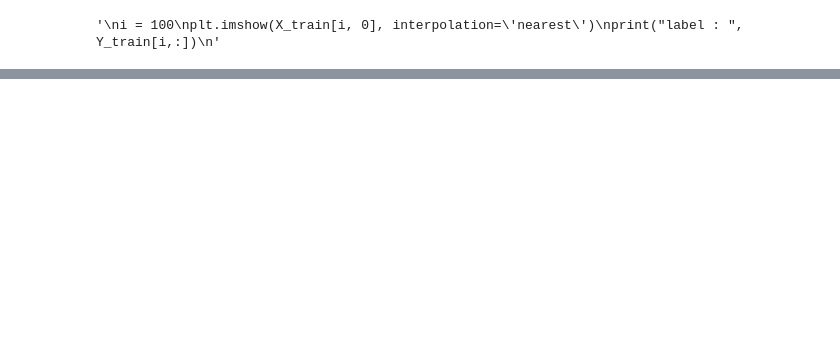
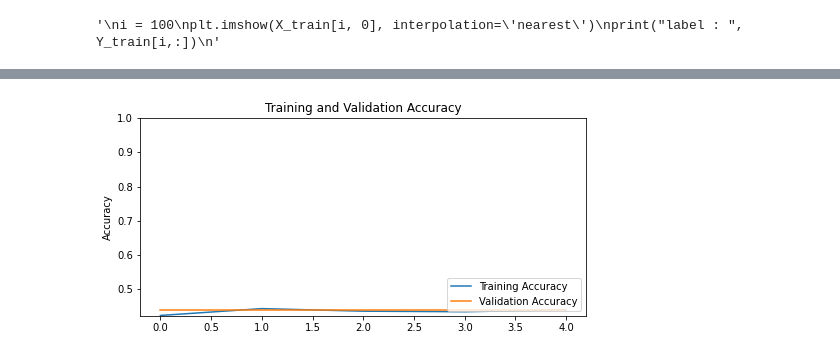
Before and after one commit to shikharmay7/DiabeticRetinopathy, a Jupyter notebook: DRGrading.ipynb, the cells around one changed output, grey strips where cells are left out. Saved outputs shown, nothing was run; the diff lists cells and outputs as text; code cells hidden in the pictures; blank space fills up the shorter version.

```diff
--- a/DRGrading.ipynb
+++ b/DRGrading.ipynb
@@ -382,3 +383,19 @@ traindatagenerator = ImageDataGenerator(width_shift_range=0.1,height_shift_range
 batchsize=16
 train_generator=traindatagenerator.flow(X_train, Y_train, batch_size=batchsize)
 validation_generator=validationdatagenerator.flow(X_test, Y_test,batch_size=batchsize)
+# %%
+base_model = getPretrainedModel('vgg16')
+classifier_model = createModel()
+model = tf.keras.Sequential([
+    base_model,
+    classifier_model
+])
+
+optRms = tf.keras.optimizers.RMSprop(learning_rate=0.001)
+
+optAdam = tf.keras.optimizers.Adam(learning_rate=0.001)
+
+model.compile(optimizer=optRms,
+          loss='categorical_crossentropy',
+          metrics=['accuracy'])
+model.summary()
@@ -385,4 +404,9 @@ validation_generator=validationdatagenerator.flow(X_test, Y_test,batch_size=batc
 # %%
-model.fit_generator(train_generator, steps_per_epoch=int(len(X_train)/batchsize), epochs=nb_epoch, validation_data=validation_generator, validation_steps=int(len(X_test)/batchsize))
+history = model.fit_generator(train_generator,
+                              steps_per_epoch=int(len(X_train)/batchsize),
+                              epochs=nb_epoch,
+                              validation_data=validation_generator,
+                              validation_steps=int(len(X_test)/batchsize),
+                              shuffle=True)
 # %% [output]
 Epoch 1/5
@@ -404,0 +422,18 @@ print(score)
+# %%
+acc = history.history['accuracy']
+val_acc = history.history['val_accuracy']
+
+loss = history.history['loss']
+val_loss = history.history['val_loss']
+
+plt.figure(figsize=(8, 8))
+plt.subplot(2, 1, 1)
+plt.plot(acc, label='Training Accuracy')
+plt.plot(val_acc, label='Validation Accuracy')
+plt.legend(loc='lower right')
+plt.ylabel('Accuracy')
+plt.ylim([min(plt.ylim()),1])
+plt.title('Training and Validation Accuracy')
+score = model.evaluate(X_test, Y_test, verbose=1)
+print(score)
+# %% [output]
@@ -404,0 +442 @@ print(score)
+[figure, added]
```
Also changed, not shown: parts of 16 cells of this notebook.
